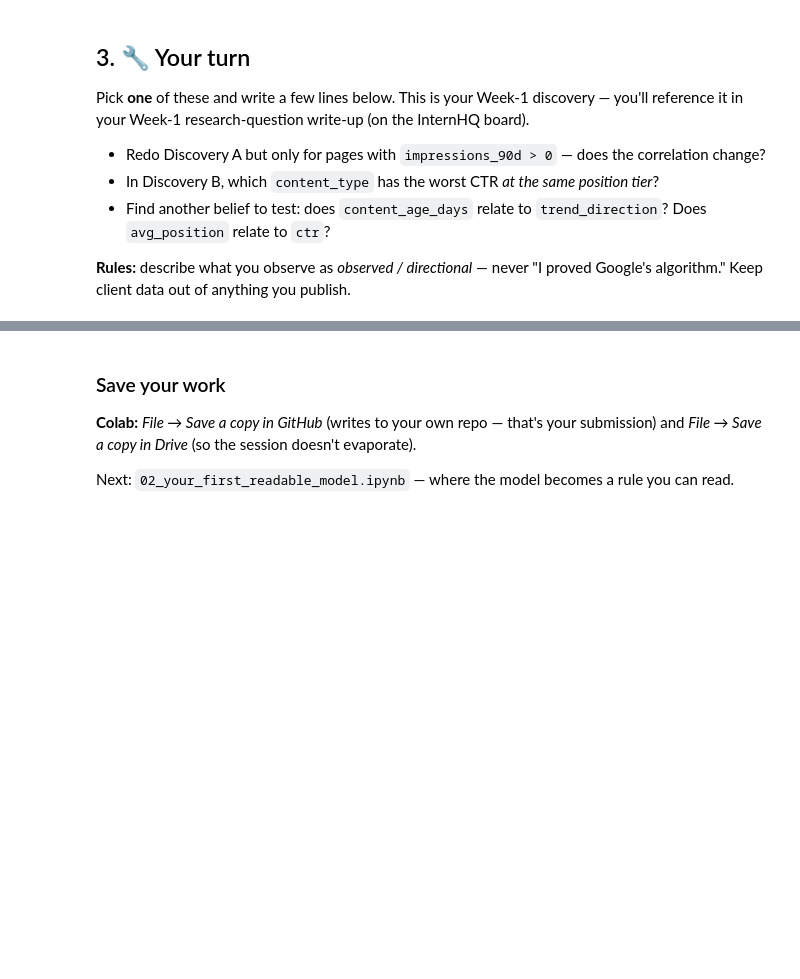
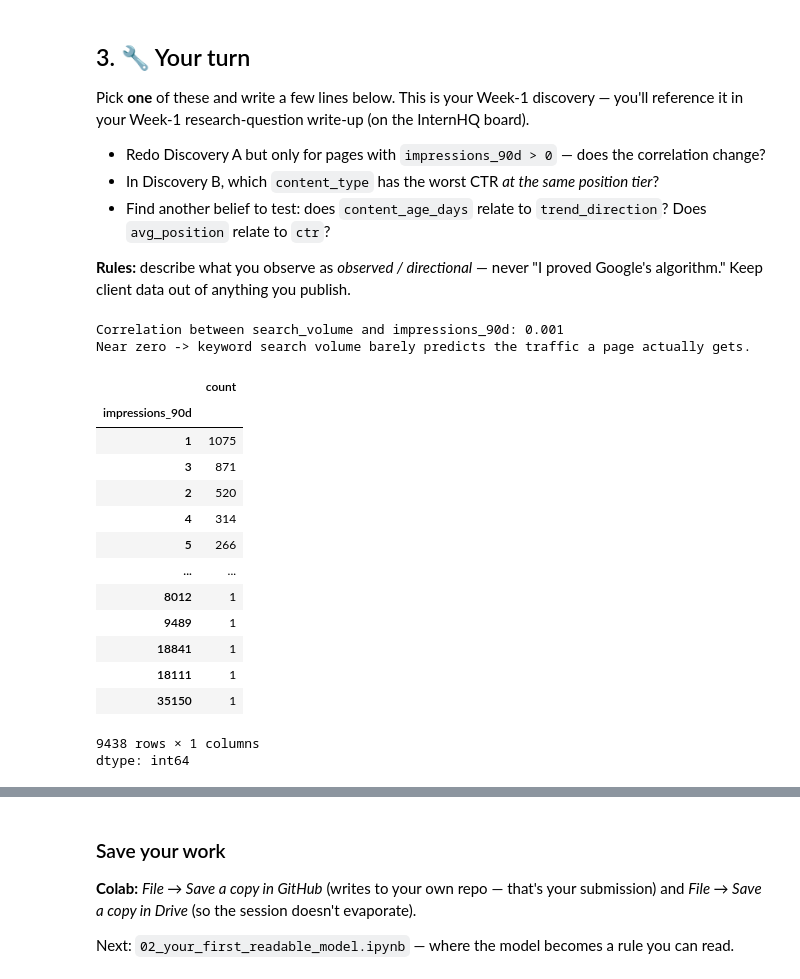
Before and after one commit to Frederic7/flyrank-internship-ml, a Jupyter notebook: notebooks/01_first_look_and_discovery.ipynb, the cells around one changed output, grey strips where cells are left out. Drawn from its saved outputs; the diff is of its cells as text; code cells hidden in the pictures; blank space fills up the shorter version.

```diff
--- a/notebooks/01_first_look_and_discovery.ipynb
+++ b/notebooks/01_first_look_and_discovery.ipynb
@@ -153,3 +153,30 @@ Pick **one** of these and write a few lines below. This is your Week-1 discovery
 **Rules:** describe what you observe as *observed / directional* — never "I proved Google's algorithm." Keep client data out of anything you publish.
 # %%
 # Your discovery here
+
+df_sub = df[df["impressions_90d"] > 0]
+
+corr = df_sub["search_volume"].corr(df_sub["impressions_90d"])
+print(f"Correlation between search_volume and impressions_90d: {corr:.3f}")
+print("Near zero -> keyword search volume barely predicts the traffic a page actually gets.")
+# %% [output]
+Correlation between search_volume and impressions_90d: 0.001
+Near zero -> keyword search volume barely predicts the traffic a page actually gets.
+# %%
+df_sub["impressions_90d"].value_counts()
+# %% [output]
+|  | count |
+| impressions_90d |  |
+| 1 | 1075 |
+| 3 | 871 |
+| 2 | 520 |
+| 4 | 314 |
+| 5 | 266 |
+| ... | ... |
+| 8012 | 1 |
+| 9489 | 1 |
+| 18841 | 1 |
+| 18111 | 1 |
+| 35150 | 1 |
+9438 rows × 1 columns
+dtype: int64
```
Also changed, not shown: parts of 2 cells of this notebook.
